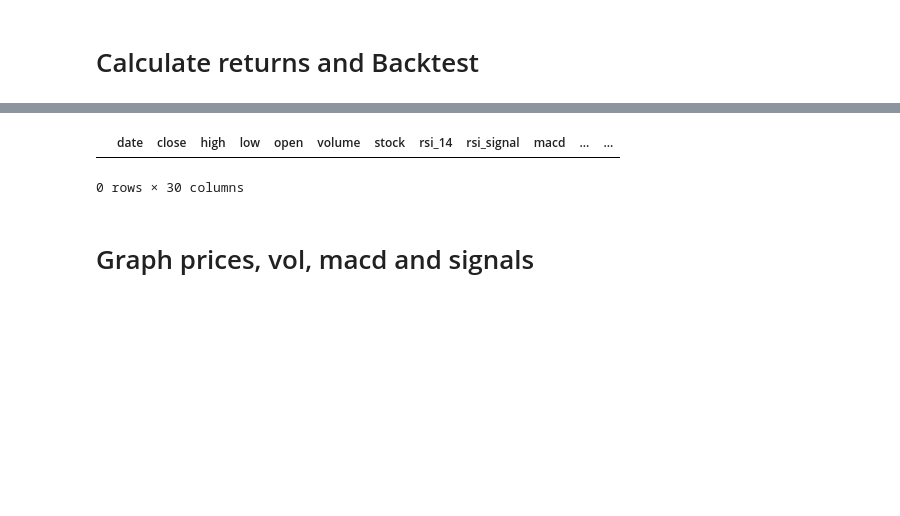
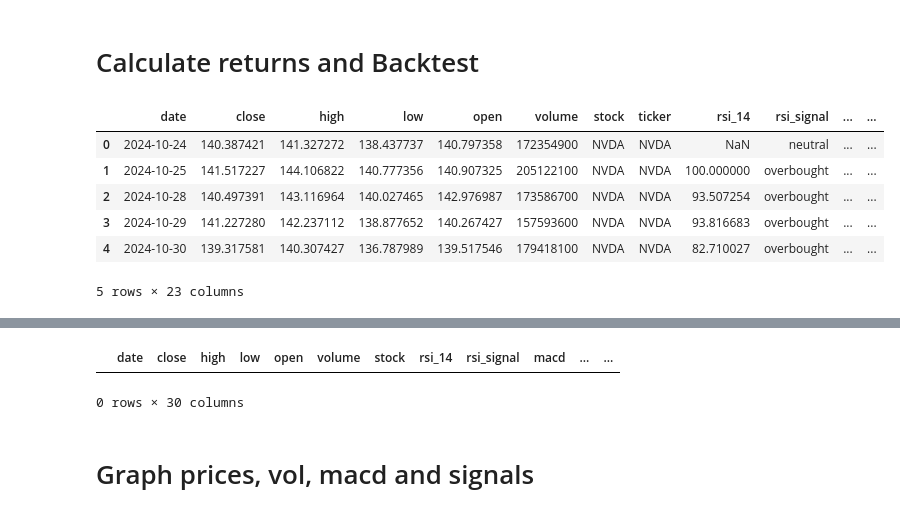
Before and after one commit to wilfredoroca/daytrading, a Jupyter notebook: trendline_notebook.ipynb, the cells around one changed output, grey strips where cells are left out. Cells and saved outputs as stored; diff of their text form; code cells hidden in the pictures; blank space fills up the shorter version.

```diff
--- a/trendline_notebook.ipynb
+++ b/trendline_notebook.ipynb
@@ -138,10 +138,22 @@ def is_hammer(open_, high, low, close):
         upper < 0.3 * body and
         body < 0.3 * total
     )
+
+def backtest_signal(df, col):
+    bt = df[["date","ret",col]].copy()
+    bt["pos"] = 0
+    bt.loc[bt[col]=="Buy",  "pos"] = 1
+    bt.loc[bt[col]=="Sell", "pos"] = 0
+    bt["pos"] = bt["pos"].ffill().shift().fillna(0)
+    bt["strat_ret"]    = bt["pos"] * bt["ret"]
+    bt["cumret_strat"] = (1 + bt["strat_ret"]).cumprod() - 1
+    return bt
 # %%
 import yfinance as yf
 
-tickers = ["AAPL","NVDA","SPY","PLTR"]
+tickers = ["AAPL","NVDA","SPY","PLTR", "ZIM", "SHOP", "SOFI", "ONDS", "RCAT", "HOOD", "AMZN", "META", "CMG", "NOC", "RGTI", "MMM",
+           "MO", "WING", "CGC", "GOOGL", "ARWR", "ARM", "FBIO", "AGI", "V", "EFR", "AVAV", "LMT", "TSM", "TSLA", "MSFT",
+           "GRRR", "IONQ", "BBAI", "LRCX", "AI"]
 data = {}
 
 for tk in tickers:
@@ -308,3 +359,13 @@ No composite signal on last bar.
 # %% [markdown]
 # Calculate returns and Backtest
+# %%
+data['NVDA'].head()
+# %% [output]
+|  | date | close | high | low | open | volume | stock | ticker | rsi_14 | rsi_signal | ... | ... |
+| 0 | 2024-10-24 | 140.387421 | 141.327272 | 138.437737 | 140.797358 | 172354900 | NVDA | NVDA | NaN | neutral | ... | ... |
+| 1 | 2024-10-25 | 141.517227 | 144.106822 | 140.777356 | 140.907325 | 205122100 | NVDA | NVDA | 100.000000 | overbought | ... | ... |
+| 2 | 2024-10-28 | 140.497391 | 143.116964 | 140.027465 | 142.976987 | 173586700 | NVDA | NVDA | 93.507254 | overbought | ... | ... |
+| 3 | 2024-10-29 | 141.227280 | 142.237112 | 138.877652 | 140.267427 | 157593600 | NVDA | NVDA | 93.816683 | overbought | ... | ... |
+| 4 | 2024-10-30 | 139.317581 | 140.307427 | 136.787989 | 139.517546 | 179418100 | NVDA | NVDA | 82.710027 | overbought | ... | ... |
+5 rows × 23 columns
 # %%
```
Also changed, not shown: parts of 4 cells of this notebook.
